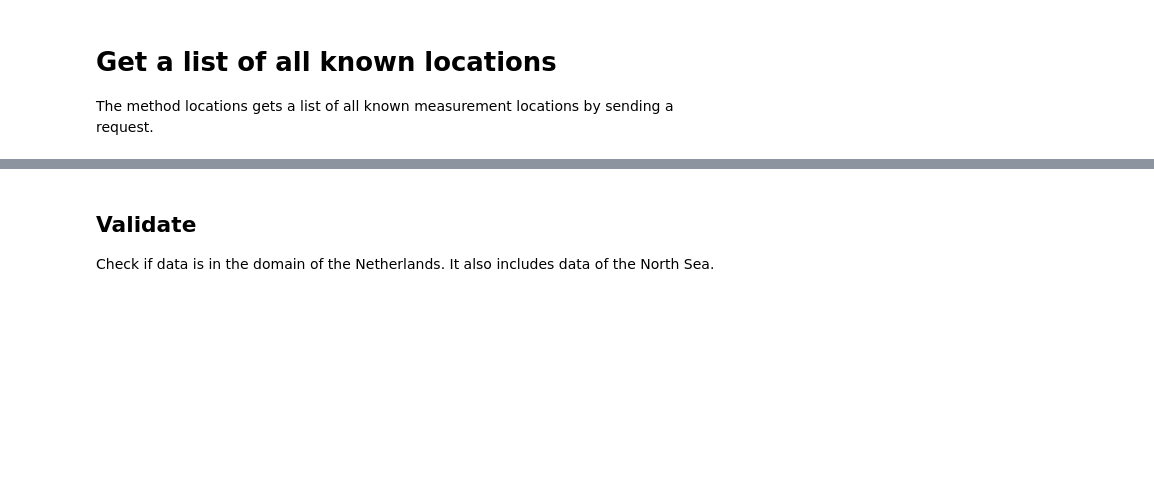
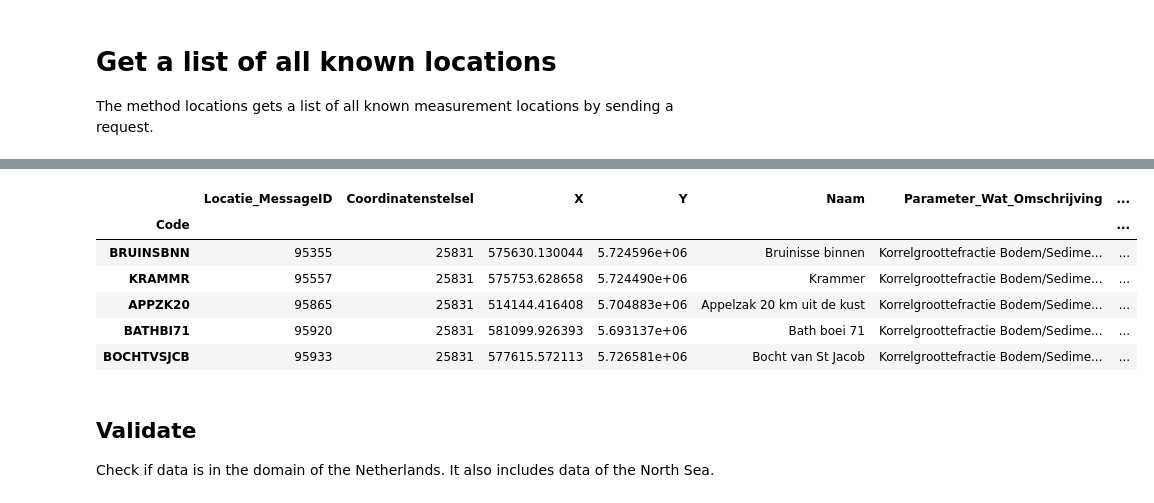
Before and after one commit to Deltares/ddlpy, a Jupyter notebook: notebooks/measurements.ipynb, the cells around one changed output, grey strips where cells are left out. Drawn from its saved outputs; the diff is of its cells as text; code cells hidden in the pictures; blank space fills up the shorter version.

```diff
--- a/notebooks/measurements.ipynb
+++ b/notebooks/measurements.ipynb
@@ -42,3 +26,15 @@ locations
+# %%
+# also add code as a variable
+locations['Code'] = locations.index
+locations.head()
+# %% [output]
+|  | Locatie_MessageID | Coordinatenstelsel | X | Y | Naam | Parameter_Wat_Omschrijving | ... |
+| Code |  |  |  |  |  |  | ... |
+| BRUINSBNN | 95355 | 25831 | 575630.130044 | 5.724596e+06 | Bruinisse binnen | Korrelgroottefractie Bodem/Sedime... | ... |
+| KRAMMR | 95557 | 25831 | 575753.628658 | 5.724490e+06 | Krammer | Korrelgroottefractie Bodem/Sedime... | ... |
+| APPZK20 | 95865 | 25831 | 514144.416408 | 5.704883e+06 | Appelzak 20 km uit de kust | Korrelgroottefractie Bodem/Sedime... | ... |
+| BATHBI71 | 95920 | 25831 | 581099.926393 | 5.693137e+06 | Bath boei 71 | Korrelgroottefractie Bodem/Sedime... | ... |
+| BOCHTVSJCB | 95933 | 25831 | 577615.572113 | 5.726581e+06 | Bocht van St Jacob | Korrelgroottefractie Bodem/Sedime... | ... |
 # %% [markdown]
 ## Validate
 Check  if data is in the domain of the Netherlands. It also includes data of the North Sea.
```
Also changed, not shown: parts of 11 cells of this notebook.
